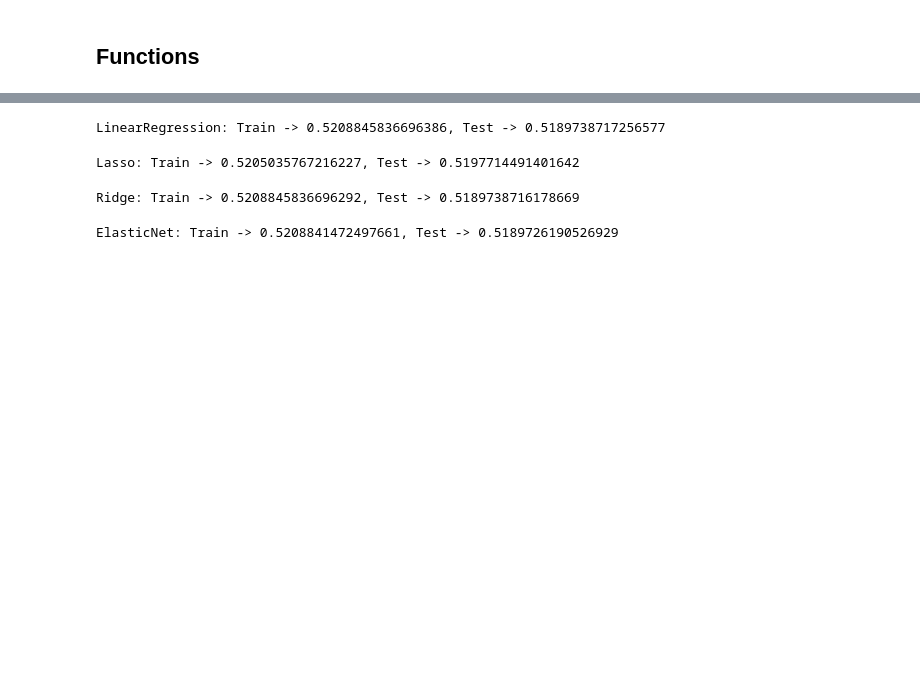
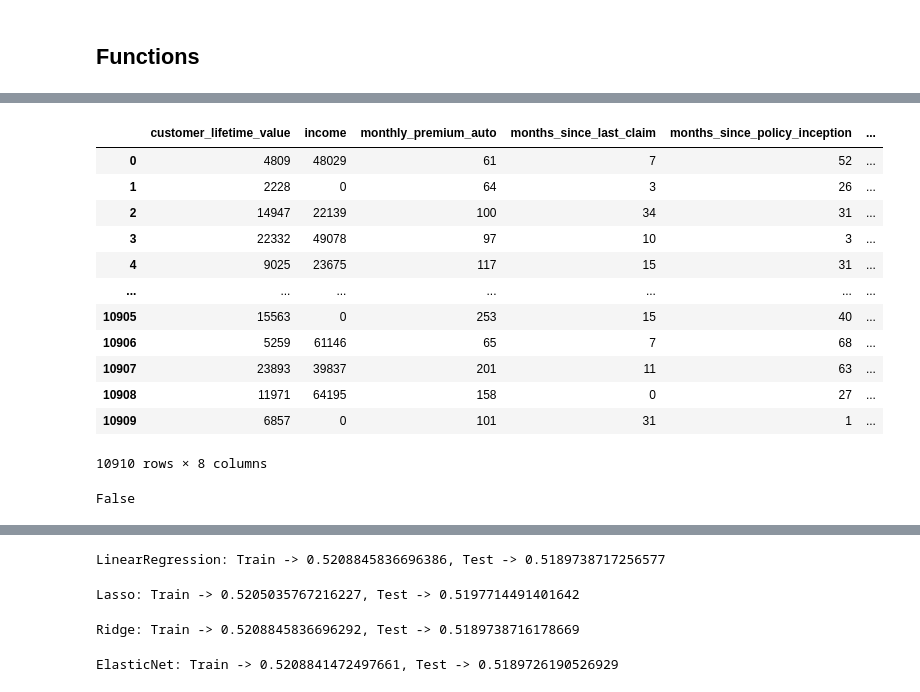
Before and after one commit to Romes-Kalt/IronRoman, a Jupyter notebook: LabWorks/week7/day1/labwork_day1.ipynb, the cells around one changed output, grey strips where cells are left out. Saved outputs shown, nothing was run; the diff lists cells and outputs as text; code cells hidden in the pictures; blank space fills up the shorter version.

```diff
--- a/LabWorks/week7/day1/labwork_day1.ipynb
+++ b/LabWorks/week7/day1/labwork_day1.ipynb
@@ -65,3 +70,11 @@ def model_performance(data:[tuple] = None, model_lst:[list] = None):
+# %%
+def split_column_names_by(this_df, include_dtypes:[list]=["int","float"]):
+    # __author__ = "Roman Kaltschew"
+    """takes in this_df, splits this_df's columns into two lists of column name by dtype of columns (default ["int","float"])
+       and returns tuple (incl_lst, excl_lst)"""
+    incl_lst = [_ for _ in this_df.select_dtypes(include=include_dtypes).dtypes.index]
+    excl_lst = [_ for _ in this_df.select_dtypes(exclude=include_dtypes).dtypes.index]
+    return (incl_lst, excl_lst)
 # %%
 def rec_feat_select(this_df = None, n_feat_select:[int] = 8):
 
@@ -217,0 +223,6 @@ elast
+# %%
+df = pd.read_csv("../data/cleaned_cust_data.csv")
+# df.head()
+# %%
+df_num = df[split_column_names_by(df)[0]]
+df_cat = df[split_column_names_by(df)[1]]
@@ -217,0 +231,3 @@ elast
+# %%
+X=df_num.drop("total_claim_amount", axis=1)
+y=df_num["total_claim_amount"]
@@ -217,0 +236,16 @@ elast
+# %%
+X
+# %% [output]
+|  | customer_lifetime_value | income | monthly_premium_auto | months_since_last_claim | months_since_policy_inception | ... |
+| 0 | 4809 | 48029 | 61 | 7 | 52 | ... |
+| 1 | 2228 | 0 | 64 | 3 | 26 | ... |
+| 2 | 14947 | 22139 | 100 | 34 | 31 | ... |
+| 3 | 22332 | 49078 | 97 | 10 | 3 | ... |
+| 4 | 9025 | 23675 | 117 | 15 | 31 | ... |
+| ... | ... | ... | ... | ... | ... | ... |
+| 10905 | 15563 | 0 | 253 | 15 | 40 | ... |
+| 10906 | 5259 | 61146 | 65 | 7 | 68 | ... |
+| 10907 | 23893 | 39837 | 201 | 11 | 63 | ... |
+| 10908 | 11971 | 64195 | 158 | 0 | 27 | ... |
+| 10909 | 6857 | 0 | 101 | 31 | 1 | ... |
+10910 rows × 8 columns
@@ -217,0 +263,7 @@ elast
+# %%
+# np.unique(y_pred_test_knn, return_counts=True)   # check values of np.array
+array_sum = np.sum(y_pred_test_knn)
+array_has_nan = np.isnan(array_sum)
+array_has_nan
+# %% [output]
+False
```
Also changed, not shown: parts of 23 cells of this notebook, 1 other file.
